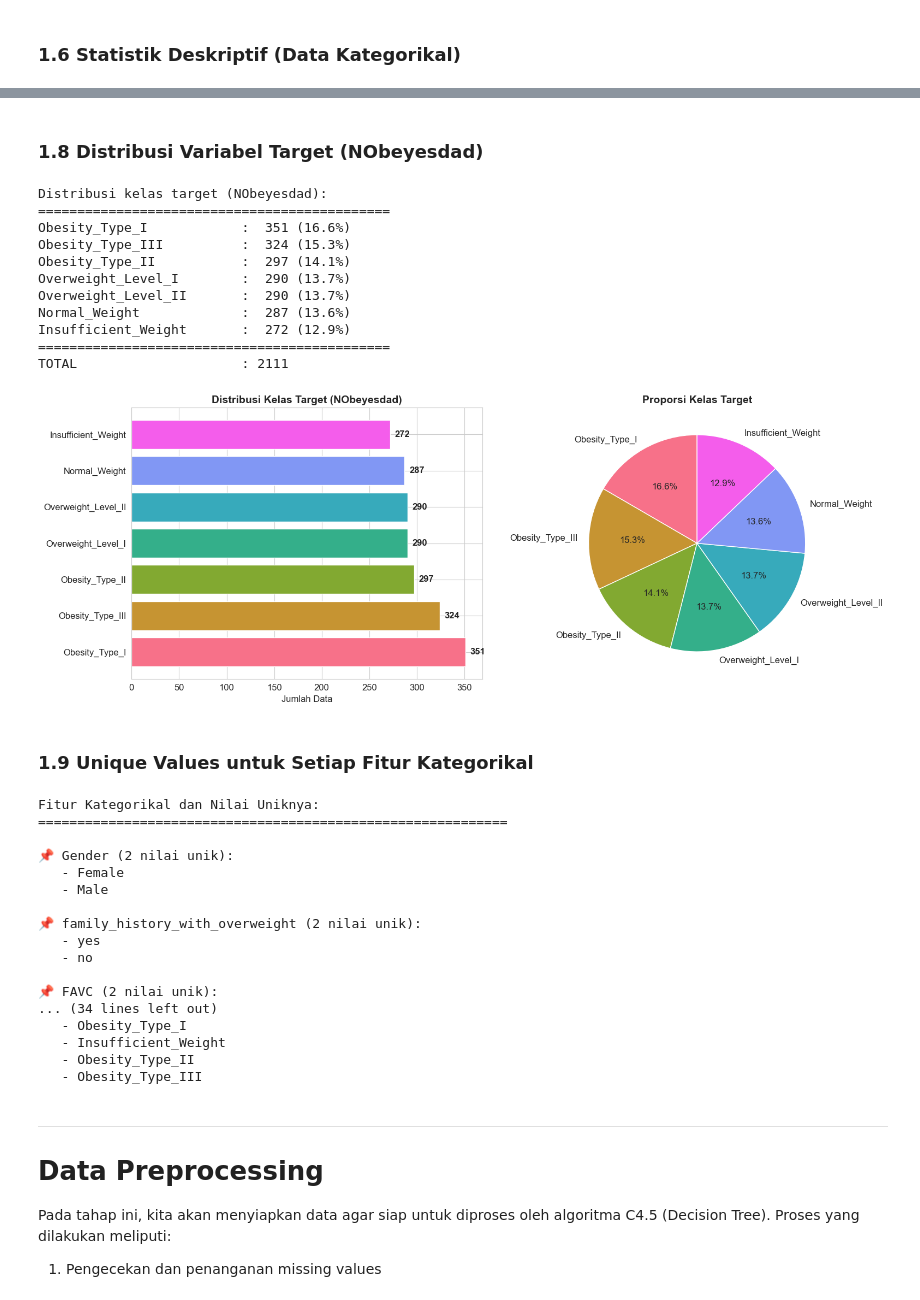
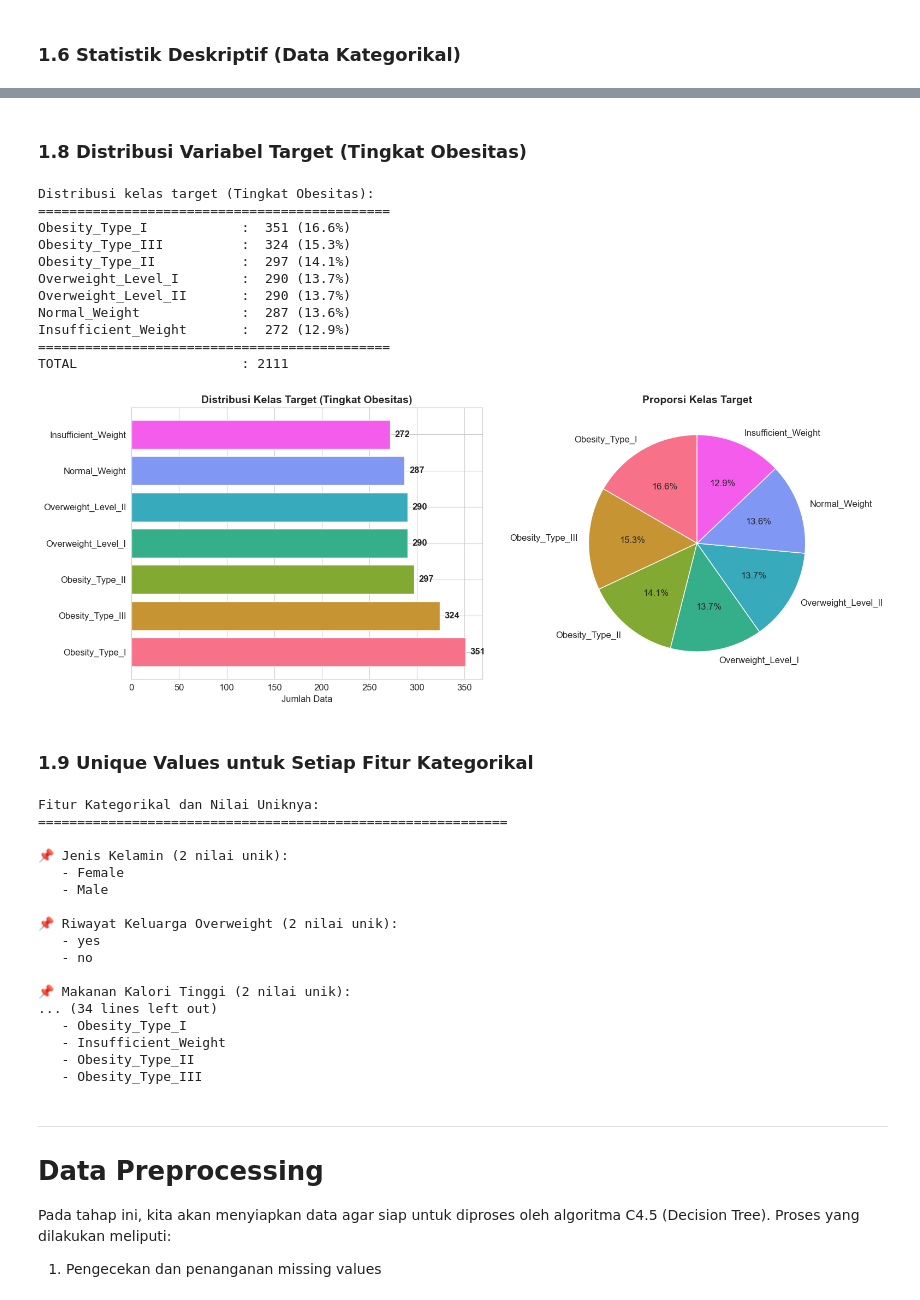
Before and after one commit to MuhammadPrayoga/obesity-level-classification-c45, a Jupyter notebook: Obesity_Level_Classification_C45.ipynb, the cells around one changed output, grey strips where cells are left out. Saved outputs shown, nothing was run; the diff lists cells and outputs as text; code cells hidden in the pictures.

Commit message:
refactor: ubah nama fitur dan label menjadi Bahasa Indonesia agar lebih intuitif

```diff
--- a/Obesity_Level_Classification_C45.ipynb
+++ b/Obesity_Level_Classification_C45.ipynb
@@ -61,6 +61,28 @@ df = pd.read_csv('ObesityDataSet_raw_and_data_sinthetic.csv')
 print('✅ Dataset berhasil dimuat!')
 print(f'Jumlah baris: {df.shape[0]}')
 print(f'Jumlah kolom: {df.shape[1]}')
+
+# Mengubah nama kolom menjadi Bahasa Indonesia agar lebih mudah dipahami
+rename_cols = {
+    'Gender': 'Jenis Kelamin',
+    'Age': 'Usia',
+    'Height': 'Tinggi Badan',
+    'Weight': 'Berat Badan',
+    'family_history_with_overweight': 'Riwayat Keluarga Overweight',
+    'FAVC': 'Makanan Kalori Tinggi',
+    'FCVC': 'Frekuensi Sayuran',
+    'NCP': 'Jumlah Makan Utama',
+    'CAEC': 'Cemilan',
+    'SMOKE': 'Merokok',
+    'CH2O': 'Konsumsi Air',
+    'SCC': 'Monitor Kalori',
+    'FAF': 'Aktivitas Fisik',
+    'TUE': 'Waktu Gadget',
+    'CALC': 'Konsumsi Alkohol',
+    'MTRANS': 'Transportasi',
+    'NObeyesdad': 'Tingkat Obesitas'
+}
+df = df.rename(columns=rename_cols)
 # %% [output]
 ✅ Dataset berhasil dimuat!
 Jumlah baris: 2111
@@ -172,19 +194,19 @@ Dataset **Obesity Levels** berisi data estimasi tingkat obesitas berdasarkan keb
 6. `Obesity_Type_II` – Obesitas Tipe II
 7. `Obesity_Type_III` – Obesitas Tipe III
 # %% [markdown]
-### 1.8 Distribusi Variabel Target (NObeyesdad)
+### 1.8 Distribusi Variabel Target (Tingkat Obesitas)
 # %%
 # Menampilkan distribusi variabel target
-print('Distribusi kelas target (NObeyesdad):')
+print('Distribusi kelas target (Tingkat Obesitas):')
 print('=' * 45)
-target_counts = df['NObeyesdad'].value_counts()
+target_counts = df['Tingkat Obesitas'].value_counts()
 for label, count in target_counts.items():
     pct = count / len(df) * 100
     print(f'{label:25s} : {count:4d} ({pct:.1f}%)')
 print('=' * 45)
 print(f'{"TOTAL":25s} : {len(df):4d}')
 # %% [output]
-Distribusi kelas target (NObeyesdad):
+Distribusi kelas target (Tingkat Obesitas):
 =============================================
 Obesity_Type_I            :  351 (16.6%)
 Obesity_Type_III          :  324 (15.3%)
@@ -198,25 +220,25 @@ TOTAL                     : 2111
 # %%
 # Visualisasi distribusi target
 fig, axes = plt.subplots(1, 2, figsize=(16, 6))
 
 # Bar Chart
 colors = sns.color_palette('husl', n_colors=len(target_counts))
 bars = axes[0].barh(target_counts.index, target_counts.values, color=colors)
 axes[0].set_xlabel('Jumlah Data')
-axes[0].set_title('Distribusi Kelas Target (NObeyesdad)', fontsize=14, fontweight='bold')
+axes[0].set_title('Distribusi Kelas Target (Tingkat Obesitas)', fontsize=14, fontweight='bold')
 for bar, count in zip(bars, target_counts.values):
     axes[0].text(bar.get_width() + 5, bar.get_y() + bar.get_height()/2,
                  f'{count}', va='center', fontweight='bold')
 
 # Pie Chart
 axes[1].pie(target_counts.values, labels=target_counts.index, autopct='%1.1f%%',
             colors=colors, startangle=90)
 axes[1].set_title('Proporsi Kelas Target', fontsize=14, fontweight='bold')
 
 plt.tight_layout()
 plt.show()
 # %% [output]
-[figure, old version]
+[figure, new version]
 # %% [markdown]
 ### 1.9 Unique Values untuk Setiap Fitur Kategorikal
 # %%
@@ -233,15 +255,15 @@ for col in categorical_cols:
 Fitur Kategorikal dan Nilai Uniknya:
 ============================================================
 
-📌 Gender (2 nilai unik):
+📌 Jenis Kelamin (2 nilai unik):
    - Female
    - Male
 
-📌 family_history_with_overweight (2 nilai unik):
+📌 Riwayat Keluarga Overweight (2 nilai unik):
    - yes
    - no
 
-📌 FAVC (2 nilai unik):
+📌 Makanan Kalori Tinggi (2 nilai unik):
 ... (34 lines left out)
    - Obesity_Type_I
    - Insufficient_Weight
```
Also changed, not shown: parts of 16 cells of this notebook, 2 other files.
